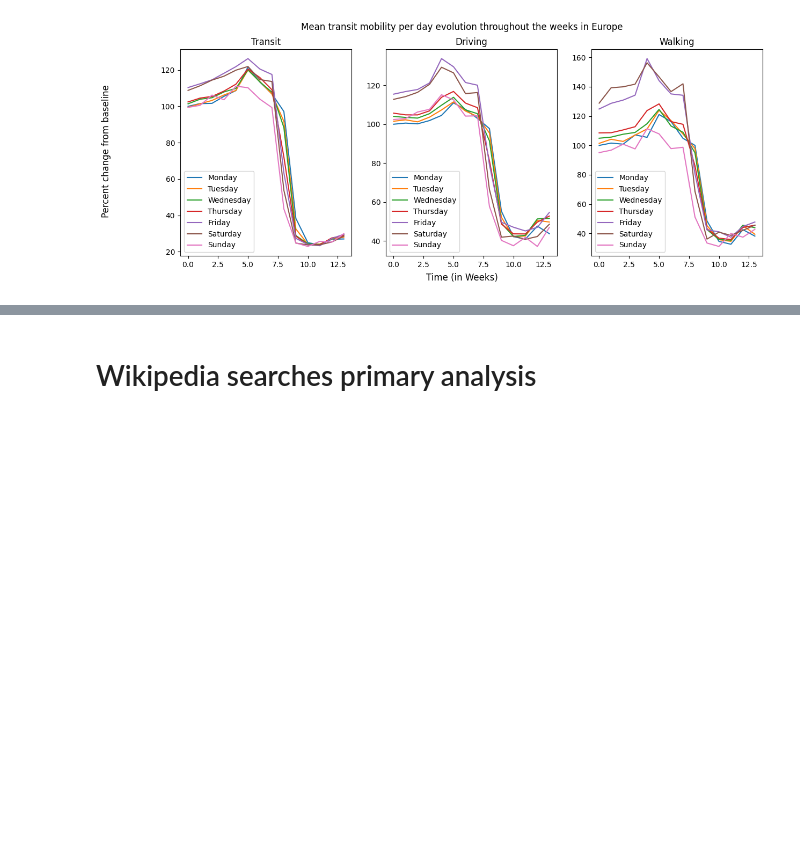
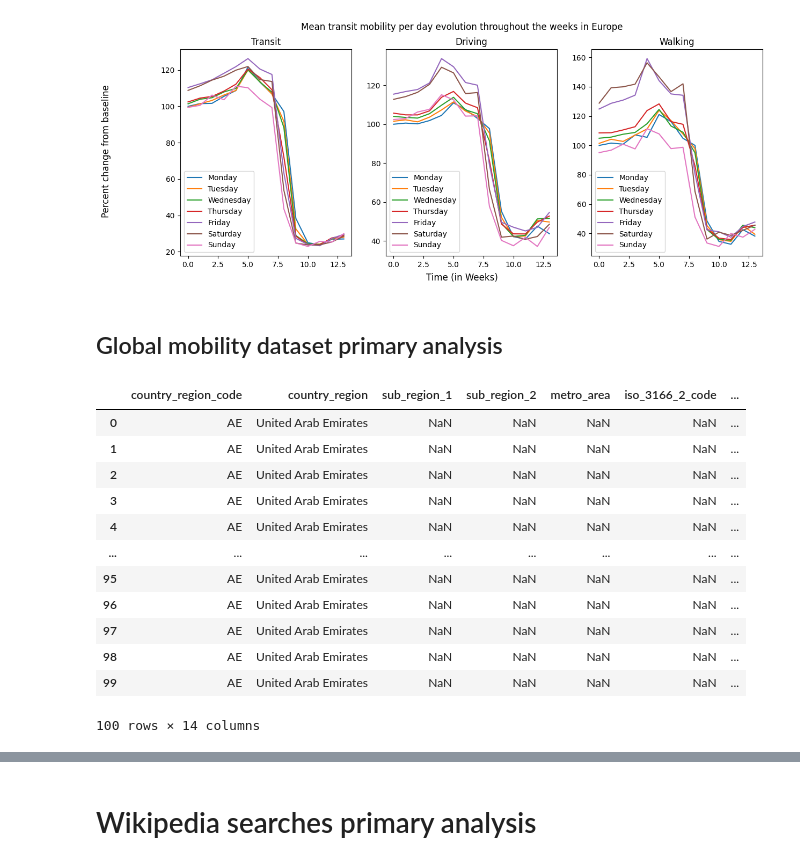
Before and after one commit to epfl-ada/ada-2022-project-bradafromanadamada, a Jupyter notebook: MilestoneP2.ipynb, the cells around one changed output, grey strips where cells are left out. Drawn from its saved outputs; the diff is of its cells as text; code cells hidden in the pictures; blank space fills up the shorter version.

```diff
--- a/MilestoneP2.ipynb
+++ b/MilestoneP2.ipynb
@@ -279,3 +279,24 @@ for day in days:
     axs[2].legend()
 # %% [output]
 [figure]
+# %% [markdown]
+## Global mobility dataset primary analysis
+# %%
+global_mobility = pd.read_csv(GLOBAL_MOBILITY,compression='gzip', low_memory=False)
+
+countries=global_mobility.groupby('country_region').nunique().index
+global_mobility.head(100)
+# %% [output]
+|  | country_region_code | country_region | sub_region_1 | sub_region_2 | metro_area | iso_3166_2_code | ... |
+| 0 | AE | United Arab Emirates | NaN | NaN | NaN | NaN | ... |
+| 1 | AE | United Arab Emirates | NaN | NaN | NaN | NaN | ... |
+| 2 | AE | United Arab Emirates | NaN | NaN | NaN | NaN | ... |
+| 3 | AE | United Arab Emirates | NaN | NaN | NaN | NaN | ... |
+| 4 | AE | United Arab Emirates | NaN | NaN | NaN | NaN | ... |
+| ... | ... | ... | ... | ... | ... | ... | ... |
+| 95 | AE | United Arab Emirates | NaN | NaN | NaN | NaN | ... |
+| 96 | AE | United Arab Emirates | NaN | NaN | NaN | NaN | ... |
+| 97 | AE | United Arab Emirates | NaN | NaN | NaN | NaN | ... |
+| 98 | AE | United Arab Emirates | NaN | NaN | NaN | NaN | ... |
+| 99 | AE | United Arab Emirates | NaN | NaN | NaN | NaN | ... |
+100 rows × 14 columns
```
Also changed, not shown: parts of 3 cells of this notebook.
